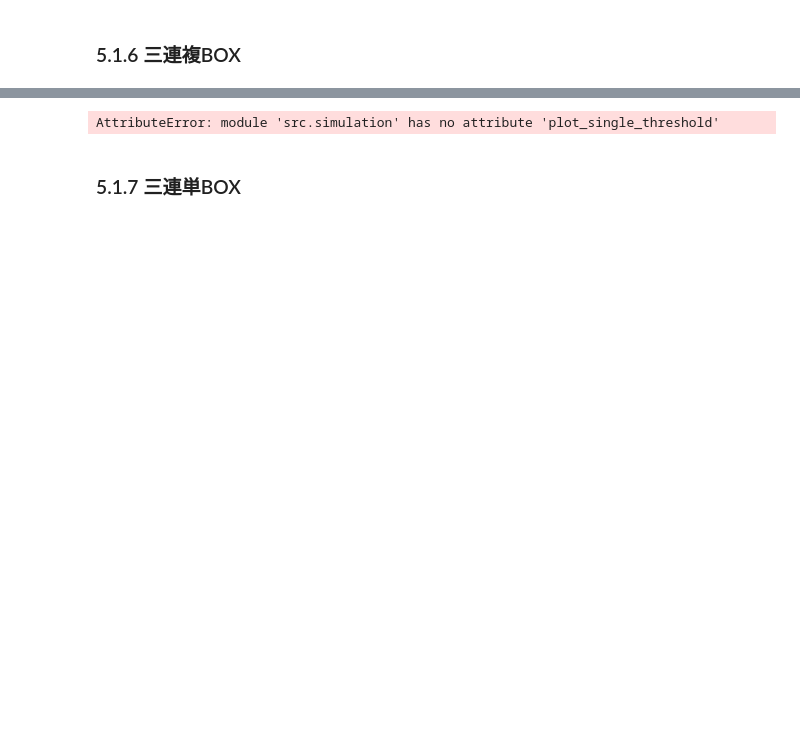
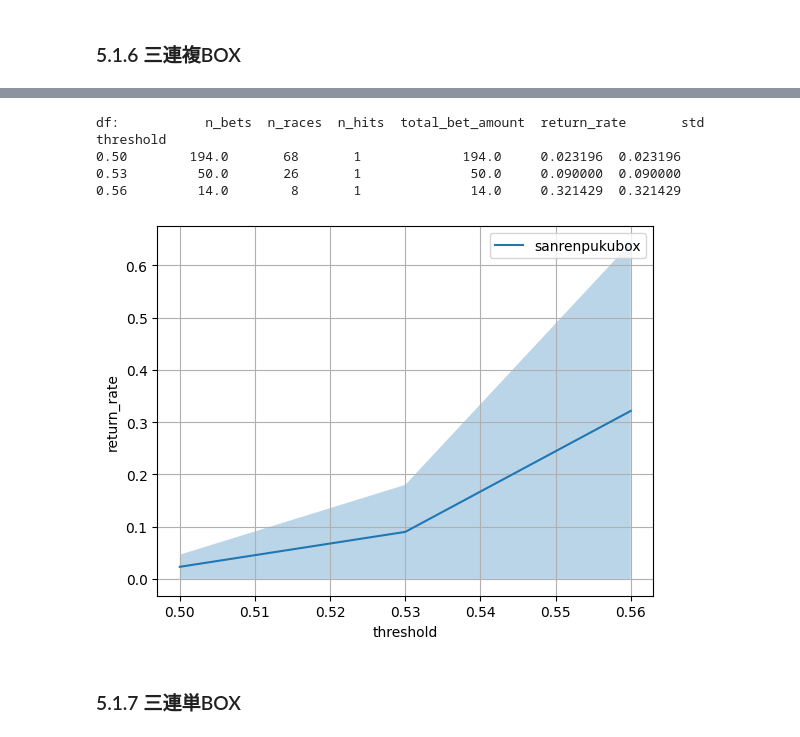
Before and after one commit to nmatsubara8/keibam, a Jupyter notebook: main.ipynb, the cells around one changed output, grey strips where cells are left out. Cells and saved outputs as stored; diff of their text form; code cells hidden in the pictures; blank space fills up the shorter version.

```diff
--- a/main.ipynb
+++ b/main.ipynb
@@ -549,0 +560,27 @@ threshold
+# %%
+from src.policies._bet_policy import BetPolicyWakuren
+
+T_RANGE = [0.5, 3.5]
+N_SAMPLES = 100
+returns = {}
+
+# 「馬の勝ちやすさスコア」の閾値を変化させた時の成績を計算
+for i in tqdm(range(N_SAMPLES)):
+    # T_RANGEの範囲を、N_SAMPLES等分して、thresholdをfor分で回す
+    threshold = T_RANGE[1] * i / N_SAMPLES + T_RANGE[0] * (1 - i) / N_SAMPLES
+    try:
+        # 賭ける馬券を決定
+        actions = keiba_ai.decide_action(
+            score_table,  # スコアテーブル
+            BetPolicyWakuren,  # 賭け方の方針
+            threshold=threshold,  # 「馬の勝ちやすさスコア」の閾値
+        )
+        # print(f"actions{actions}\n")
+        returns[threshold] = simulator.calc_returns(actions)
+        # print(f"returns:{returns}")
+    except Exception as e:
+        print(e)
+        break
+returns_df = pd.DataFrame.from_dict(returns, orient="index")
+returns_df.index.name = "threshold"
+print(f"returns_df:{returns_df.head()}")
@@ -737,10 +838,15 @@ returns_df.to_pickle('models/20240224/sanrenpukubox.pickle')
 # %%
 from src.simulation._plot import plot_single_threshold
 
 # 回収率をプロット
-simulation.plot_single_threshold(returns_df, N_SAMPLES, label="sanrenpukubox")
+plot_single_threshold(returns_df, N_SAMPLES, label="sanrenpukubox")
 # %% [output]
-AttributeError: module 'src.simulation' has no attribute 'plot_single_threshold'
+df:           n_bets  n_races  n_hits  total_bet_amount  return_rate       std
+threshold
+0.50        194.0       68       1             194.0     0.023196  0.023196
+0.53         50.0       26       1              50.0     0.090000  0.090000
+0.56         14.0        8       1              14.0     0.321429  0.321429
+[figure, added]
 # %% [markdown]
 ### 5.1.7 三連単BOX
 # %%
```
Also changed, not shown: parts of 21 cells of this notebook, 8 other files.
